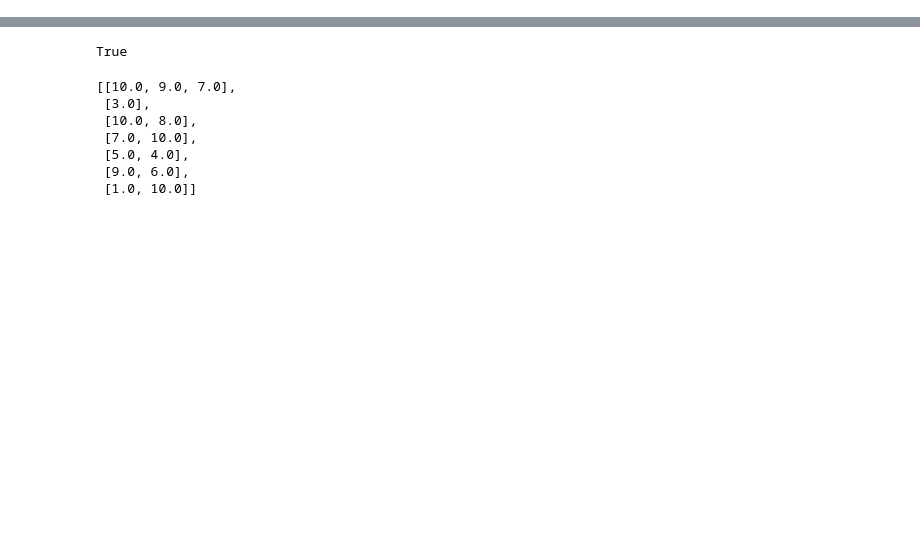
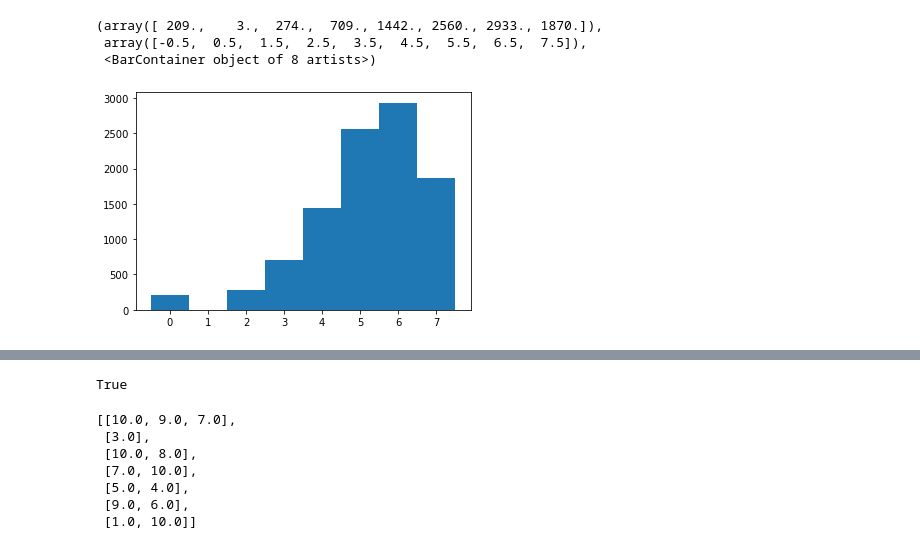
Before and after one commit to Simfreed/games, a Jupyter notebook: 10-20-30_solitaire.ipynb, the cells around one changed output, grey strips where cells are left out. Saved outputs shown, nothing was run; the diff lists cells and outputs as text; code cells hidden in the pictures; blank space fills up the shorter version.

```diff
--- a/10-20-30_solitaire.ipynb
+++ b/10-20-30_solitaire.ipynb
@@ -27,0 +256,14 @@ deck=np.hstack([[i for j in range(4) for i in range(1,10)],10*np.ones(16)])
+# %%
+ngames = 10000
+ps     = [play_game(max_iter=500) for i in range(ngames)]
+# %%
+npiles = np.array([len(gm[0]) for gm in ps])
+nmoves = np.array([gm[2] for gm in ps])
+# %%
+fig,axs=plt.subplots()
+axs.hist(npiles, bins=np.arange(-0.5,8.5,1))
+# %% [output]
+(array([ 209.,    3.,  274.,  709., 1442., 2560., 2933., 1870.]),
+ array([-0.5,  0.5,  1.5,  2.5,  3.5,  4.5,  5.5,  6.5,  7.5]),
+ <BarContainer object of 8 artists>)
+[figure, added]
```
Also changed, not shown: parts of 49 cells of this notebook.
